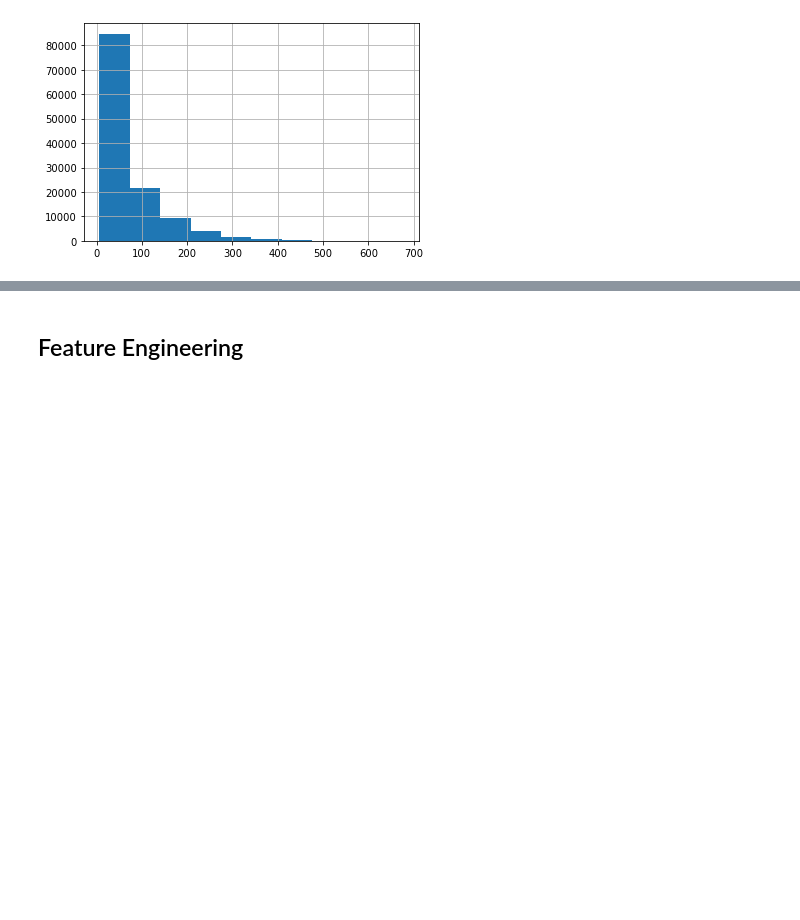
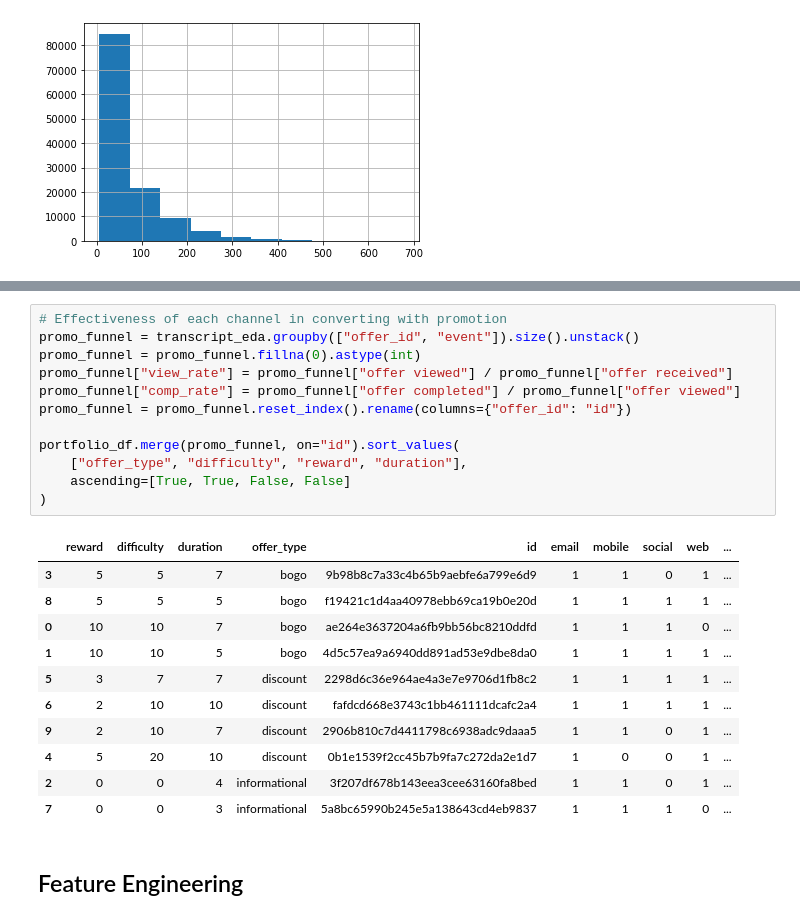
Before and after one commit to felipe-takaoka/starbucks-capstone, a Jupyter notebook: Starbucks_Capstone_notebook.ipynb, the cells around one changed output, grey strips where cells are left out. Cells and saved outputs as stored; diff of their text form; blank space fills up the shorter version.

```diff
--- a/Starbucks_Capstone_notebook.ipynb
+++ b/Starbucks_Capstone_notebook.ipynb
@@ -277,2 +258,26 @@ Name: time_since_last, dtype: float64
+# %%
+# Effectiveness of each channel in converting with promotion
+promo_funnel = transcript_eda.groupby(["offer_id", "event"]).size().unstack()
+promo_funnel = promo_funnel.fillna(0).astype(int)
+promo_funnel["view_rate"] = promo_funnel["offer viewed"] / promo_funnel["offer received"]
+promo_funnel["comp_rate"] = promo_funnel["offer completed"] / promo_funnel["offer viewed"]
+promo_funnel = promo_funnel.reset_index().rename(columns={"offer_id": "id"})
+
+portfolio_df.merge(promo_funnel, on="id").sort_values(
+    ["offer_type", "difficulty", "reward", "duration"],
+    ascending=[True, True, False, False]
+)
+# %% [output]
+|  | reward | difficulty | duration | offer_type | id | email | mobile | social | web | ... |
+| 3 | 5 | 5 | 7 | bogo | 9b98b8c7a33c4b65b9aebfe6a799e6d9 | 1 | 1 | 0 | 1 | ... |
+| 8 | 5 | 5 | 5 | bogo | f19421c1d4aa40978ebb69ca19b0e20d | 1 | 1 | 1 | 1 | ... |
+| 0 | 10 | 10 | 7 | bogo | ae264e3637204a6fb9bb56bc8210ddfd | 1 | 1 | 1 | 0 | ... |
+| 1 | 10 | 10 | 5 | bogo | 4d5c57ea9a6940dd891ad53e9dbe8da0 | 1 | 1 | 1 | 1 | ... |
+| 5 | 3 | 7 | 7 | discount | 2298d6c36e964ae4a3e7e9706d1fb8c2 | 1 | 1 | 1 | 1 | ... |
+| 6 | 2 | 10 | 10 | discount | fafdcd668e3743c1bb461111dcafc2a4 | 1 | 1 | 1 | 1 | ... |
+| 9 | 2 | 10 | 7 | discount | 2906b810c7d4411798c6938adc9daaa5 | 1 | 1 | 0 | 1 | ... |
+| 4 | 5 | 20 | 10 | discount | 0b1e1539f2cc45b7b9fa7c272da2e1d7 | 1 | 0 | 0 | 1 | ... |
+| 2 | 0 | 0 | 4 | informational | 3f207df678b143eea3cee63160fa8bed | 1 | 1 | 0 | 1 | ... |
+| 7 | 0 | 0 | 3 | informational | 5a8bc65990b245e5a138643cd4eb9837 | 1 | 1 | 1 | 0 | ... |
 # %% [markdown]
 ## Feature Engineering
```
Also changed, not shown: parts of 7 cells of this notebook.
